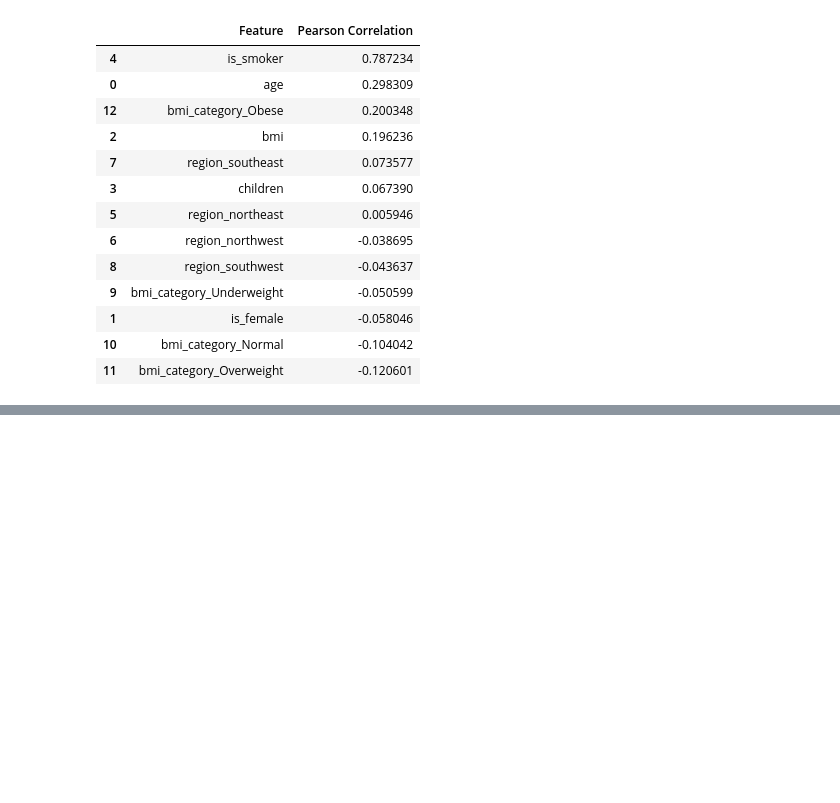
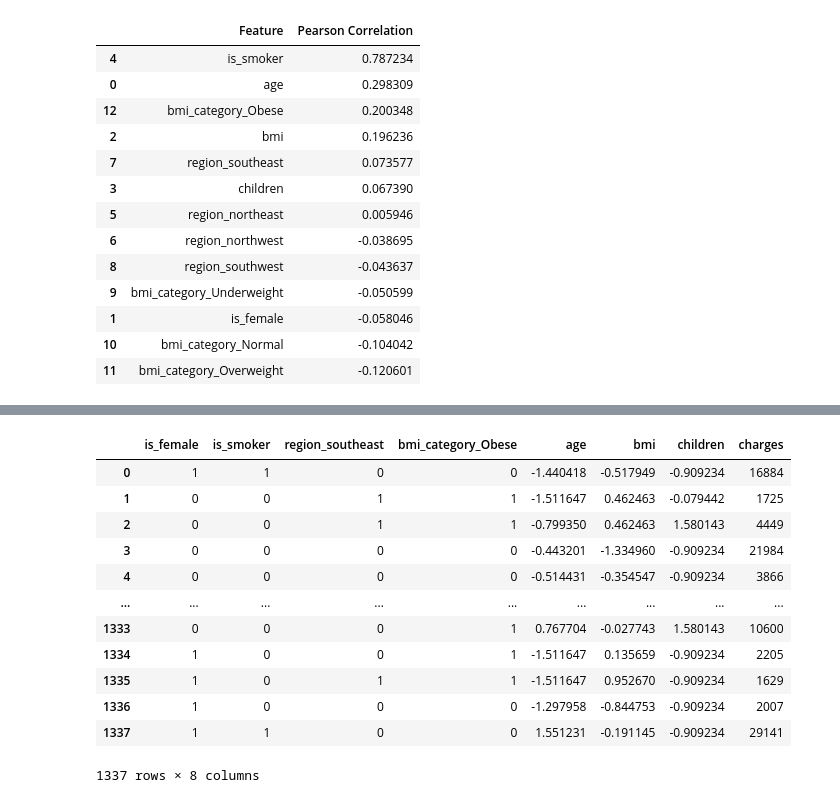
Before and after one commit to JayanthikaKrishnamoorthy/ml-journey, a Jupyter notebook: PROJECT 1/Insurence_model.ipynb, the cells around one changed output, grey strips where cells are left out. Cells and saved outputs as stored; diff of their text form; code cells hidden in the pictures; blank space fills up the shorter version.

```diff
--- a/PROJECT 1/Insurence_model.ipynb
+++ b/PROJECT 1/Insurence_model.ipynb
@@ -299,3 +299,26 @@ correlations_df.sort_values(by="Pearson Correlation",ascending=False)
 | 1 | is_female | -0.058046 |
 | 10 | bmi_category_Normal | -0.104042 |
 | 11 | bmi_category_Overweight | -0.120601 |
+# %%
+from scipy.stats import chi2_contingency
+import pandas as pd
+cat_features = ['is_female','is_smoker',
+       'region_northeast', 'region_northwest', 'region_southeast',
+       'region_southwest', 'bmi_category_Underweight', 'bmi_category_Normal',
+       'bmi_category_Overweight', 'bmi_category_Obese']
+alpha = 0.05 # P value (less than 0.5 -> feature is imp else no)
+df_cleaned['charges_bin'] = pd.qcut(df_cleaned['charges'], q=4, labels=False)
+# charges is continuous value but chi sq works only on categorical data so changing charges to categorical data
+chi2_results = {}
+for col in cat_features:
+    contingency = pd.crosstab(df_cleaned[col], df_cleaned['charges_bin'])
+    chi2_stat, p_val, _, _ = chi2_contingency(contingency)
+    decision = 'Reject Null (Keep Feature)' if p_val < alpha else 'Accept Null (Drop Feature)'
+    chi2_results[col] = {
+    'chi2_statistic': chi2_stat,
+    'p_value': p_val,
+    'Decision': decision
+}
+# Convert dictionary to DataFrame
+results_df = pd.DataFrame(chi2_results).T
+results_df
@@ -301,0 +337,17 @@ correlations_df.sort_values(by="Pearson Correlation",ascending=False)
+# %%
+final_df = df_cleaned[['is_female','is_smoker','region_southeast','bmi_category_Obese','age','bmi','children','charges']]
+final_df
+# %% [output]
+|  | is_female | is_smoker | region_southeast | bmi_category_Obese | age | bmi | children | charges |
+| 0 | 1 | 1 | 0 | 0 | -1.440418 | -0.517949 | -0.909234 | 16884 |
+| 1 | 0 | 0 | 1 | 1 | -1.511647 | 0.462463 | -0.079442 | 1725 |
+| 2 | 0 | 0 | 1 | 1 | -0.799350 | 0.462463 | 1.580143 | 4449 |
+| 3 | 0 | 0 | 0 | 0 | -0.443201 | -1.334960 | -0.909234 | 21984 |
+| 4 | 0 | 0 | 0 | 0 | -0.514431 | -0.354547 | -0.909234 | 3866 |
+| ... | ... | ... | ... | ... | ... | ... | ... | ... |
+| 1333 | 0 | 0 | 0 | 1 | 0.767704 | -0.027743 | 1.580143 | 10600 |
+| 1334 | 1 | 0 | 0 | 1 | -1.511647 | 0.135659 | -0.909234 | 2205 |
+| 1335 | 1 | 0 | 1 | 1 | -1.511647 | 0.952670 | -0.909234 | 1629 |
+| 1336 | 1 | 0 | 0 | 0 | -1.297958 | -0.844753 | -0.909234 | 2007 |
+| 1337 | 1 | 1 | 0 | 0 | 1.551231 | -0.191145 | -0.909234 | 29141 |
+1337 rows × 8 columns
```
Also changed, not shown: parts of 1 cell of this notebook.
